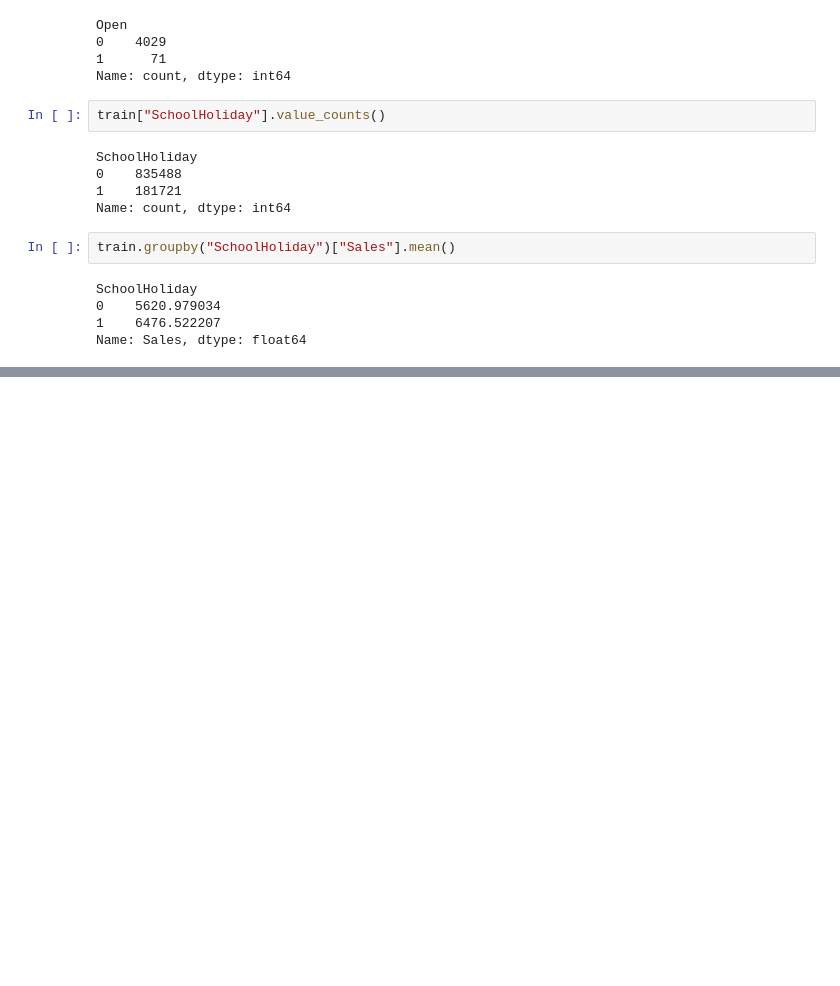
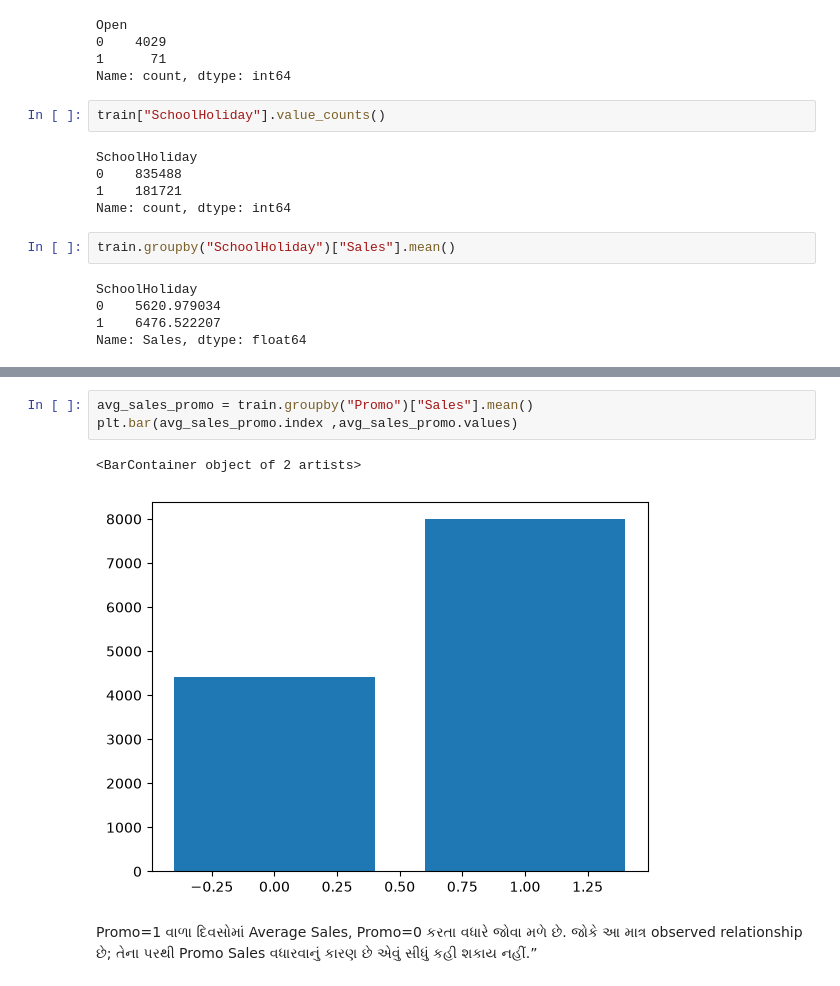
Before and after one commit to Jatinkk1304/SmartSale, a Jupyter notebook: notebooks/01_data_exploration.ipynb, the cells around one changed output, grey strips where cells are left out. Drawn from its saved outputs; the diff is of its cells as text; blank space fills up the shorter version.

```diff
--- a/notebooks/01_data_exploration.ipynb
+++ b/notebooks/01_data_exploration.ipynb
@@ -180,0 +260,8 @@ Name: Sales, dtype: float64
+# %%
+avg_sales_promo = train.groupby("Promo")["Sales"].mean()
+plt.bar(avg_sales_promo.index ,avg_sales_promo.values)
+# %% [output]
+<BarContainer object of 2 artists>
+[figure, added]
+# %% [markdown]
+Promo=1 વાળા દિવસોમાં Average Sales, Promo=0 કરતા વધારે જોવા મળે છે. જોકે આ માત્ર observed relationship છે; તેના પરથી Promo Sales વધારવાનું કારણ છે એવું સીધું કહી શકાય નહીં.”
```
Also changed, not shown: parts of 53 cells of this notebook.
